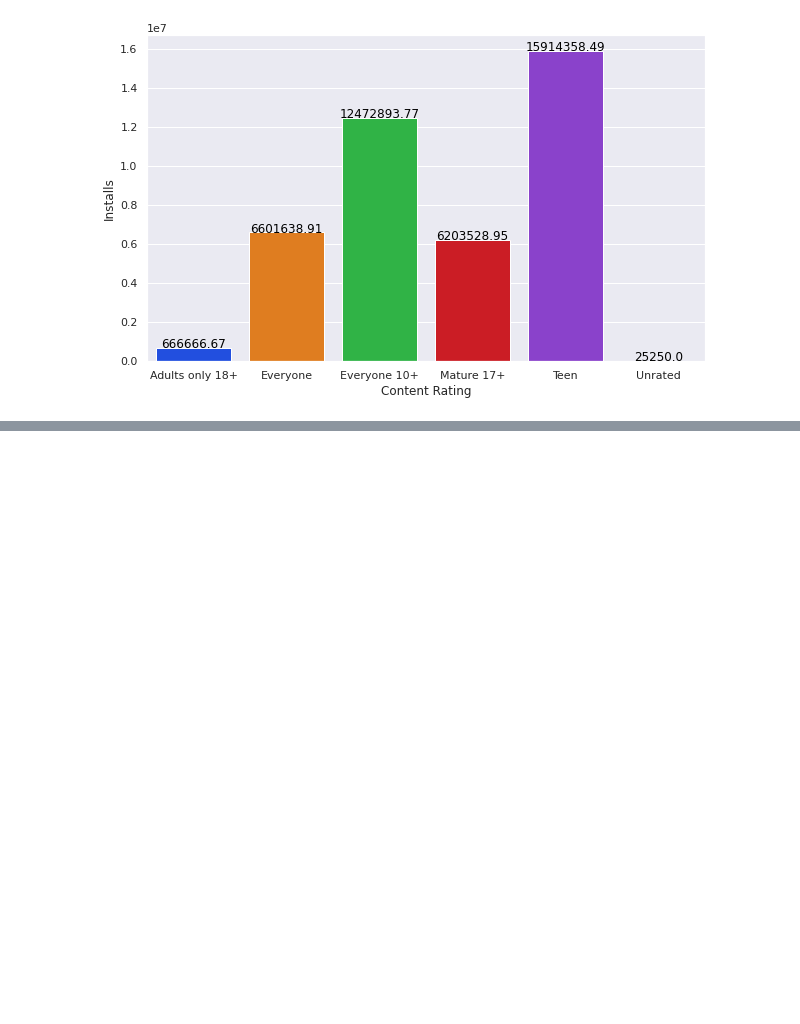
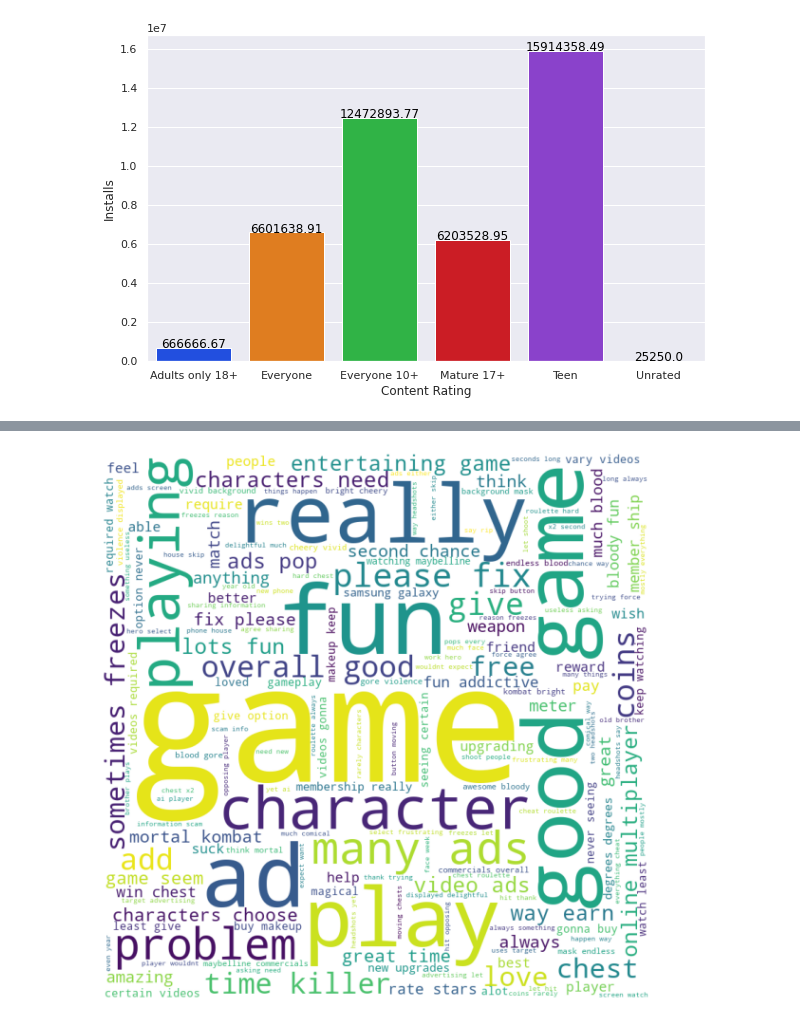
Before and after one commit to Yash1289/play_store_data_Eda, a Jupyter notebook: Play_Store_App_Review_Analysis_Capstone_Project.ipynb, the cells around one changed output, grey strips where cells are left out. Drawn from its saved outputs; the diff is of its cells as text; code cells hidden in the pictures; blank space fills up the shorter version.

Commit message:
Worked on the App Review DataFrame

```diff
--- a/Play_Store_App_Review_Analysis_Capstone_Project.ipynb
+++ b/Play_Store_App_Review_Analysis_Capstone_Project.ipynb
@@ -333,0 +336,3 @@ for index, row in content_installs_mean.iterrows():
+# %%
+file_path2 = "/content/drive/MyDrive/Colab Notebooks/AlmaBetter/Python For DataScience/Play Store Capstone Project/User Reviews.csv"
+app_review_df = pd.read_csv(file_path2)
@@ -333,0 +374,2 @@ for index, row in content_installs_mean.iterrows():
+# %%
+app_review_df.dropna( inplace=True)
@@ -333,0 +391,4 @@ for index, row in content_installs_mean.iterrows():
+# %%
+app_review_df["count"] = app_review_df.groupby('App')['App'].transform('count')
+most_reviews_apps = app_review_df.sort_values(by="count" , ascending=False , ignore_index=True)
+most_reviews_apps
@@ -333,0 +409,3 @@ for index, row in content_installs_mean.iterrows():
+# %%
+most_reviewed_app = most_reviews_apps[most_reviews_apps["count"] == most_reviews_apps["count"].max()]
+most_reviewed_app
@@ -333,0 +428,20 @@ for index, row in content_installs_mean.iterrows():
+# %%
+review_words= ""
+stopwords = set(STOPWORDS)
+
+for index,row in most_reviewed_app.iterrows():
+  review_words += row["Translated_Review"]
+
+review_words = review_words.lower()
+
+wordcloud = WordCloud(width = 800, height = 800,
+                background_color ='white',
+                stopwords = stopwords,
+                min_font_size = 10).generate(review_words)
+
+plt.figure(figsize = (8, 8), facecolor = None)
+plt.imshow(wordcloud)
+plt.axis("off")
+plt.tight_layout(pad = 0)
+# %% [output]
+[figure, added]
```
Also changed, not shown: parts of 9 cells of this notebook.
